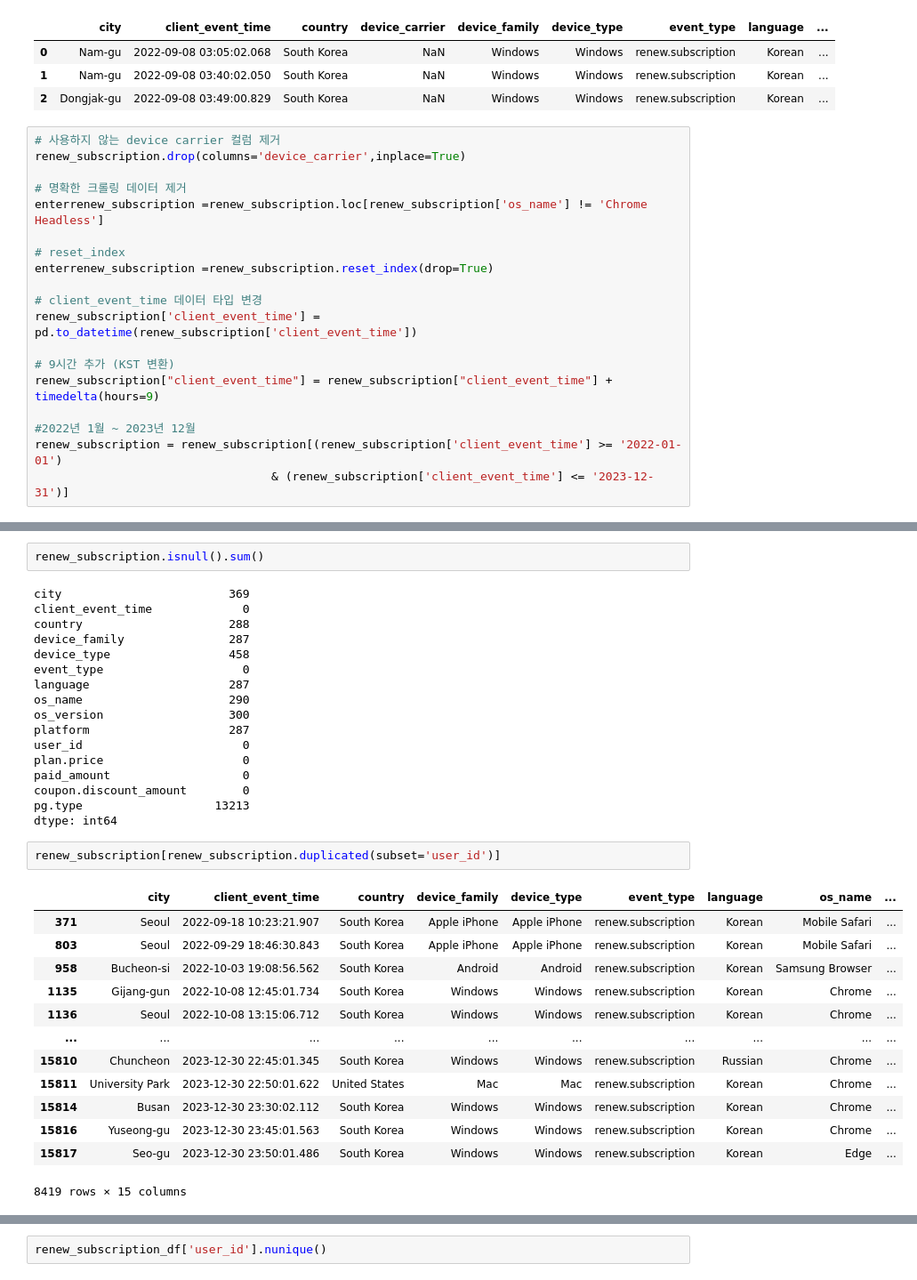
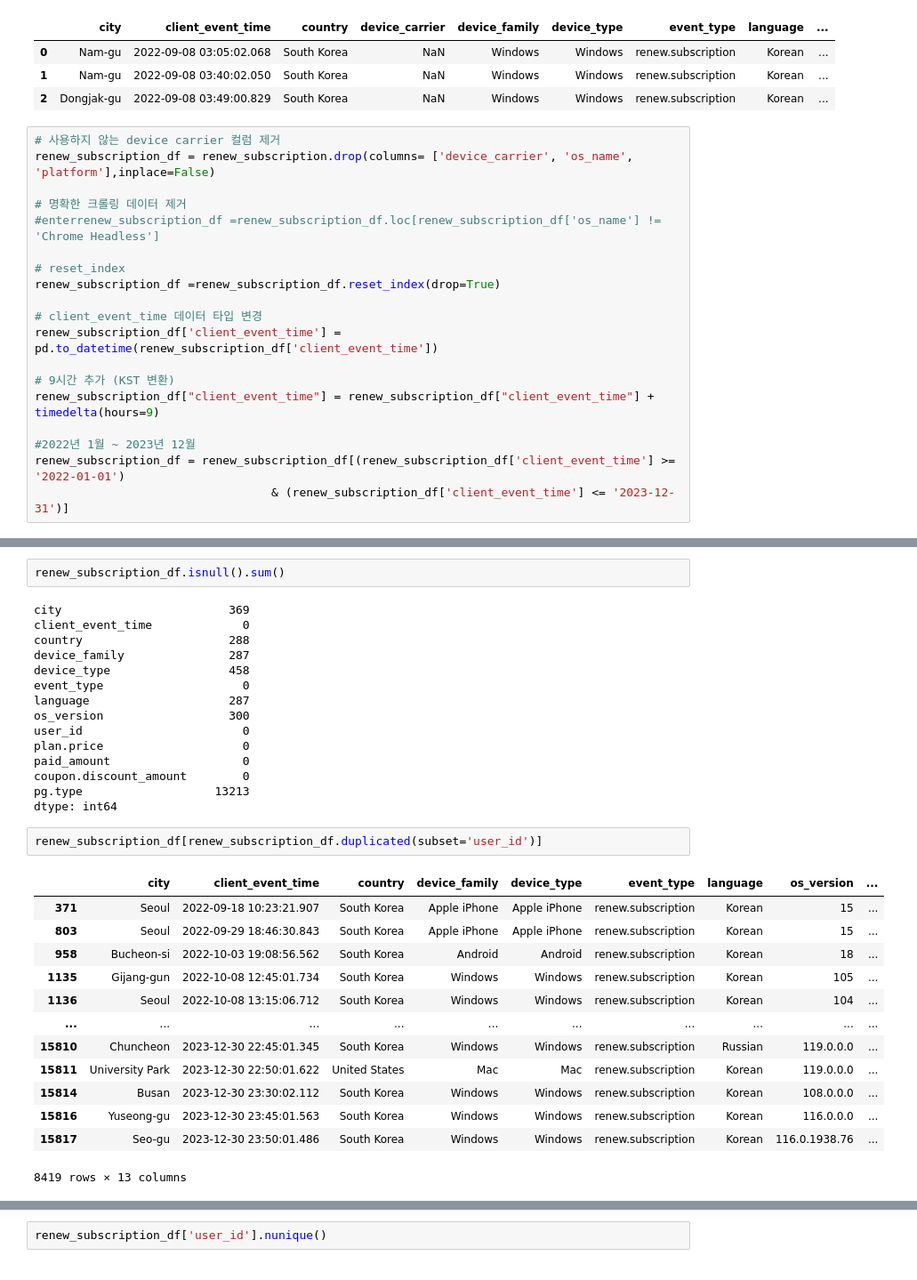
Before and after one commit to saeraniren/intermediate_project, a Jupyter notebook: geumhui_main.ipynb, the cells around one changed output, grey strips where cells are left out. Shown at 89% size. Drawn from its saved outputs; the diff is of its cells as text.

```diff
--- a/geumhui_main.ipynb
+++ b/geumhui_main.ipynb
@@ -1248,21 +1294,21 @@ renew_subscription.head(3)
 | 2 | Dongjak-gu | 2022-09-08 03:49:00.829 | South Korea | NaN | Windows | Windows | renew.subscription | Korean | ... |
 # %%
 # 사용하지 않는 device carrier 컬럼 제거
-renew_subscription.drop(columns='device_carrier',inplace=True)
+renew_subscription_df = renew_subscription.drop(columns= ['device_carrier', 'os_name', 'platform'],inplace=False)
 
 # 명확한 크롤링 데이터 제거
-enterrenew_subscription =renew_subscription.loc[renew_subscription['os_name'] != 'Chrome Headless']
+#enterrenew_subscription_df =renew_subscription_df.loc[renew_subscription_df['os_name'] != 'Chrome Headless']
 
 # reset_index
-enterrenew_subscription =renew_subscription.reset_index(drop=True)
+renew_subscription_df =renew_subscription_df.reset_index(drop=True)
 
 # client_event_time 데이터 타입 변경
-renew_subscription['client_event_time'] = pd.to_datetime(renew_subscription['client_event_time'])
+renew_subscription_df['client_event_time'] = pd.to_datetime(renew_subscription_df['client_event_time'])
 
 # 9시간 추가 (KST 변환)
-renew_subscription["client_event_time"] = renew_subscription["client_event_time"] + timedelta(hours=9)
+renew_subscription_df["client_event_time"] = renew_subscription_df["client_event_time"] + timedelta(hours=9)
 
 #2022년 1월 ~ 2023년 12월
-renew_subscription = renew_subscription[(renew_subscription['client_event_time'] >= '2022-01-01')
-                                  & (renew_subscription['client_event_time'] <= '2023-12-31')]
+renew_subscription_df = renew_subscription_df[(renew_subscription_df['client_event_time'] >= '2022-01-01')
+                                  & (renew_subscription_df['client_event_time'] <= '2023-12-31')]
 # %%
@@ -1298,5 +1347,5 @@ memory usage: 1.9+ MB
 # %%
-renew_subscription.isnull().sum()
+renew_subscription_df.isnull().sum()
 # %% [output]
 city                        369
 client_event_time             0
@@ -1305,9 +1354,7 @@ device_family               287
 device_type                 458
 event_type                    0
 language                    287
-os_name                     290
 os_version                  300
-platform                    287
 user_id                       0
 plan.price                    0
 paid_amount                   0
@@ -1315,19 +1362,19 @@ coupon.discount_amount        0
 pg.type                   13213
 dtype: int64
 # %%
-renew_subscription[renew_subscription.duplicated(subset='user_id')]
+renew_subscription_df[renew_subscription_df.duplicated(subset='user_id')]
 # %% [output]
-|  | city | client_event_time | country | device_family | device_type | event_type | language | os_name | ... |
-| 371 | Seoul | 2022-09-18 10:23:21.907 | South Korea | Apple iPhone | Apple iPhone | renew.subscription | Korean | Mobile Safari | ... |
-| 803 | Seoul | 2022-09-29 18:46:30.843 | South Korea | Apple iPhone | Apple iPhone | renew.subscription | Korean | Mobile Safari | ... |
-| 958 | Bucheon-si | 2022-10-03 19:08:56.562 | South Korea | Android | Android | renew.subscription | Korean | Samsung Browser | ... |
-| 1135 | Gijang-gun | 2022-10-08 12:45:01.734 | South Korea | Windows | Windows | renew.subscription | Korean | Chrome | ... |
-| 1136 | Seoul | 2022-10-08 13:15:06.712 | South Korea | Windows | Windows | renew.subscription | Korean | Chrome | ... |
+|  | city | client_event_time | country | device_family | device_type | event_type | language | os_version | ... |
+| 371 | Seoul | 2022-09-18 10:23:21.907 | South Korea | Apple iPhone | Apple iPhone | renew.subscription | Korean | 15 | ... |
+| 803 | Seoul | 2022-09-29 18:46:30.843 | South Korea | Apple iPhone | Apple iPhone | renew.subscription | Korean | 15 | ... |
+| 958 | Bucheon-si | 2022-10-03 19:08:56.562 | South Korea | Android | Android | renew.subscription | Korean | 18 | ... |
+| 1135 | Gijang-gun | 2022-10-08 12:45:01.734 | South Korea | Windows | Windows | renew.subscription | Korean | 105 | ... |
+| 1136 | Seoul | 2022-10-08 13:15:06.712 | South Korea | Windows | Windows | renew.subscription | Korean | 104 | ... |
 | ... | ... | ... | ... | ... | ... | ... | ... | ... | ... |
-| 15810 | Chuncheon | 2023-12-30 22:45:01.345 | South Korea | Windows | Windows | renew.subscription | Russian | Chrome | ... |
-| 15811 | University Park | 2023-12-30 22:50:01.622 | United States | Mac | Mac | renew.subscription | Korean | Chrome | ... |
-| 15814 | Busan | 2023-12-30 23:30:02.112 | South Korea | Windows | Windows | renew.subscription | Korean | Chrome | ... |
-| 15816 | Yuseong-gu | 2023-12-30 23:45:01.563 | South Korea | Windows | Windows | renew.subscription | Korean | Chrome | ... |
-| 15817 | Seo-gu | 2023-12-30 23:50:01.486 | South Korea | Windows | Windows | renew.subscription | Korean | Edge | ... |
+| 15810 | Chuncheon | 2023-12-30 22:45:01.345 | South Korea | Windows | Windows | renew.subscription | Russian | 119.0.0.0 | ... |
+| 15811 | University Park | 2023-12-30 22:50:01.622 | United States | Mac | Mac | renew.subscription | Korean | 119.0.0.0 | ... |
+| 15814 | Busan | 2023-12-30 23:30:02.112 | South Korea | Windows | Windows | renew.subscription | Korean | 108.0.0.0 | ... |
+| 15816 | Yuseong-gu | 2023-12-30 23:45:01.563 | South Korea | Windows | Windows | renew.subscription | Korean | 116.0.0.0 | ... |
+| 15817 | Seo-gu | 2023-12-30 23:50:01.486 | South Korea | Windows | Windows | renew.subscription | Korean | 116.0.1938.76 | ... |
-8419 rows × 15 columns
+8419 rows × 13 columns
 # %%
```
Also changed, not shown: parts of 29 cells of this notebook.
